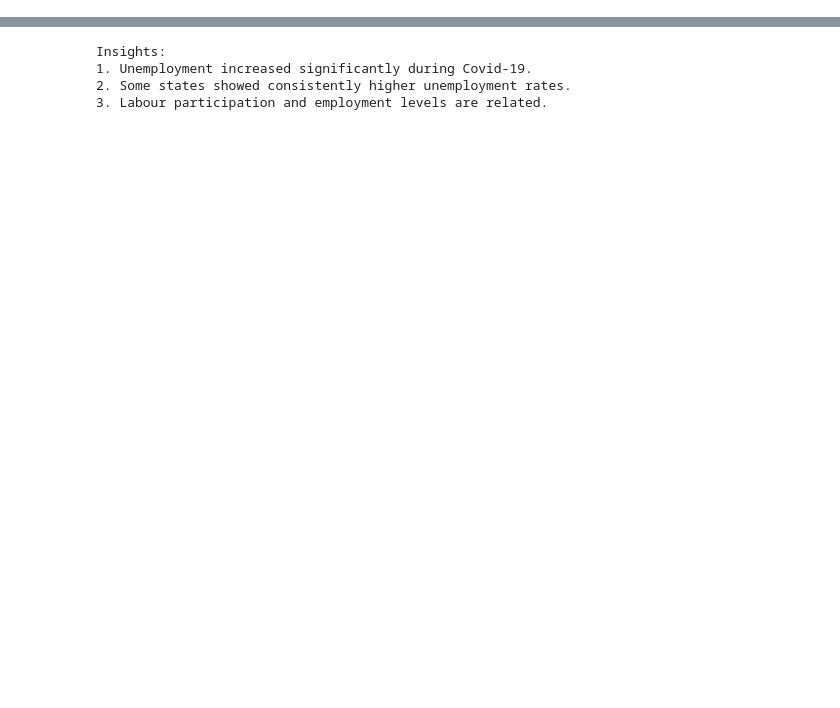
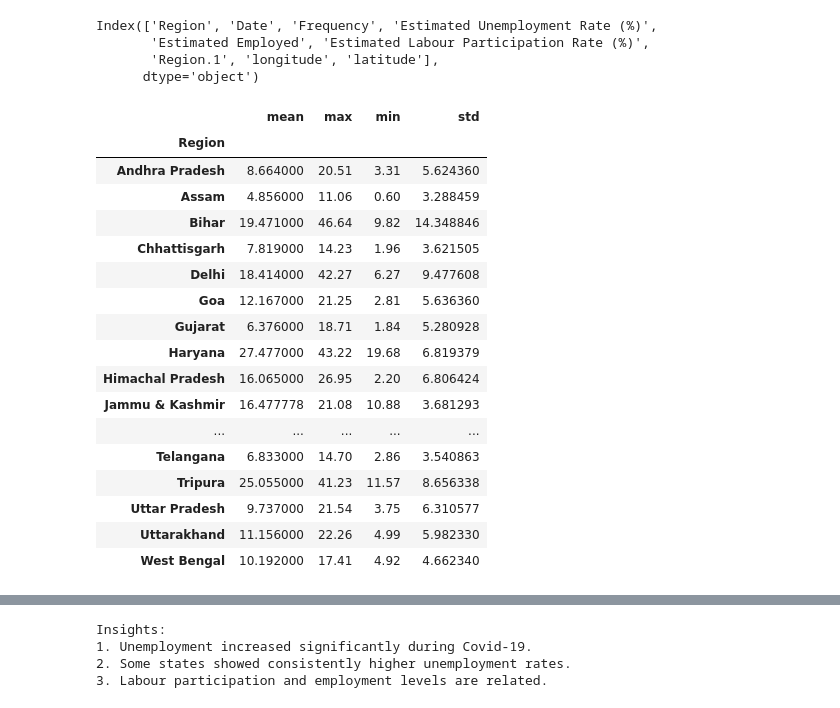
Before and after one commit to Mounish-Reddyy/CodeAlpha_umployment-rate-in-india, a Jupyter notebook: unemployment.ipynb, the cells around one changed output, grey strips where cells are left out. Cells and saved outputs as stored; diff of their text form; code cells hidden in the pictures; blank space fills up the shorter version.

```diff
--- a/unemployment.ipynb
+++ b/unemployment.ipynb
@@ -43 +54,29 @@ df = df.dropna()
+# %%
+print(df.columns)
+# %% [output]
+Index(['Region', 'Date', 'Frequency', 'Estimated Unemployment Rate (%)',
+       'Estimated Employed', 'Estimated Labour Participation Rate (%)',
+       'Region.1', 'longitude', 'latitude'],
+      dtype='object')
+# %%
+df.groupby('Region')['Estimated Unemployment Rate (%)'].agg(['mean', 'max', 'min', 'std'])
+# %% [output]
+|  | mean | max | min | std |
+| Region |  |  |  |  |
+| Andhra Pradesh | 8.664000 | 20.51 | 3.31 | 5.624360 |
+| Assam | 4.856000 | 11.06 | 0.60 | 3.288459 |
+| Bihar | 19.471000 | 46.64 | 9.82 | 14.348846 |
+| Chhattisgarh | 7.819000 | 14.23 | 1.96 | 3.621505 |
+| Delhi | 18.414000 | 42.27 | 6.27 | 9.477608 |
+| Goa | 12.167000 | 21.25 | 2.81 | 5.636360 |
+| Gujarat | 6.376000 | 18.71 | 1.84 | 5.280928 |
+| Haryana | 27.477000 | 43.22 | 19.68 | 6.819379 |
+| Himachal Pradesh | 16.065000 | 26.95 | 2.20 | 6.806424 |
+| Jammu & Kashmir | 16.477778 | 21.08 | 10.88 | 3.681293 |
+| ... | ... | ... | ... | ... |
+| Telangana | 6.833000 | 14.70 | 2.86 | 3.540863 |
+| Tripura | 25.055000 | 41.23 | 11.57 | 8.656338 |
+| Uttar Pradesh | 9.737000 | 21.54 | 3.75 | 6.310577 |
+| Uttarakhand | 11.156000 | 22.26 | 4.99 | 5.982330 |
+| West Bengal | 10.192000 | 17.41 | 4.92 | 4.662340 |
 # %%
```
Also changed, not shown: parts of 8 cells of this notebook.
